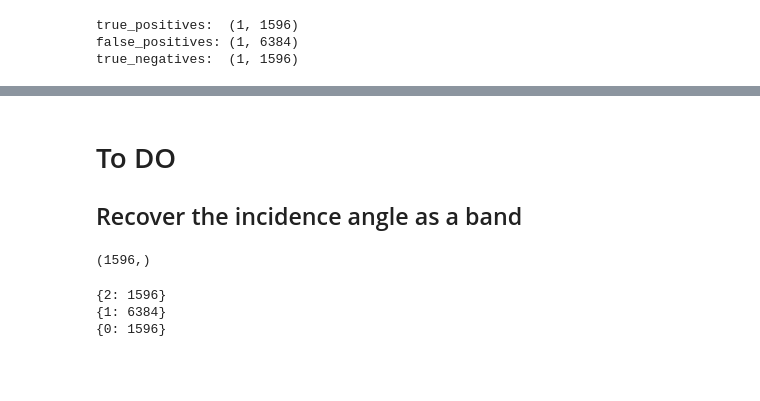
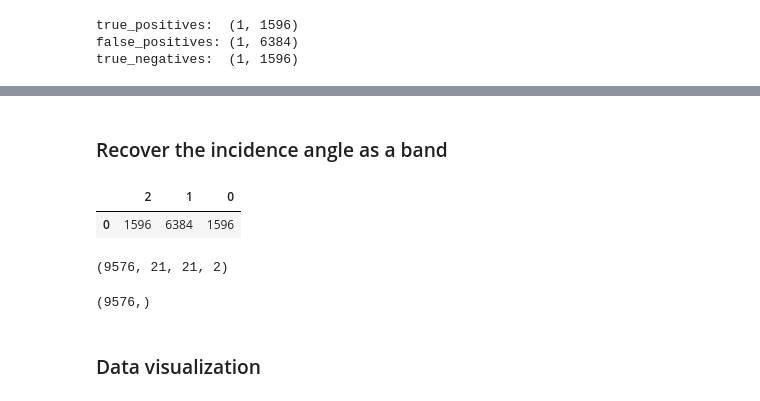
Before and after one commit to armkhudinyan/sar-ship-detect, a Jupyter notebook: scripts/ship_detect_very_deep_learn_data.ipynb, the cells around one changed output, grey strips where cells are left out. Cells and saved outputs as stored; diff of their text form; code cells hidden in the pictures; blank space fills up the shorter version.

```diff
--- a/scripts/ship_detect_very_deep_learn_data.ipynb
+++ b/scripts/ship_detect_very_deep_learn_data.ipynb
@@ -107,5 +66,4 @@ def data_extractor(d_frame, dict_key):
 # %% [markdown]
-# To DO
-## Recover the incidence angle as a band
+### Recover the incidence angle as a band
 # %%
 # get true positive data
@@ -124,18 +85,22 @@ true_negatives_target = data_extractor(true_negatives, 'thresh')
+# %%
+radar_data = np.concatenate([ship_positive_data, false_positives_data, true_negatives_data])
+angle_data = np.concatenate([ship_positive_angle, false_positives_angle, true_negatives_angle])
+target = np.concatenate([ship_positive_target, false_positives_target, true_negatives_target])
+# %%
+pd.DataFrame([dict(Counter(target))])
+# %% [output]
+|  | 2 | 1 | 0 |
+| 0 | 1596 | 6384 | 1596 |
 # %%
-data = np.concatenate([ship_positive_data[:, :, :, np.newaxis], false_positives_data[:, :, :, np.newaxis],
-                          true_negatives_data[:, :, :, np.newaxis]], axis=-1)
-
-target=train['is_iceberg']
+data = np.concatenate([radar_data[:, :, :, np.newaxis], angle_data[:, :, :, np.newaxis]], axis=-1)
-# %% [output]
-(1596,)
-# %%
-print(dict(Counter(ship_positive_target)))
-print(dict(Counter(false_positives_target)))
-print(dict(Counter(true_negatives_target)))
-# %% [output]
-{2: 1596}
-{1: 6384}
-{0: 1596}
+# %%
+print(data.shape)
+target.shape
+# %% [output]
+(9576, 21, 21, 2)
+(9576,)
+# %% [markdown]
+### Data visualization
 # %%
 # visualize image samples
 
```
Also changed, not shown: parts of 20 cells of this notebook, 1 other file.
